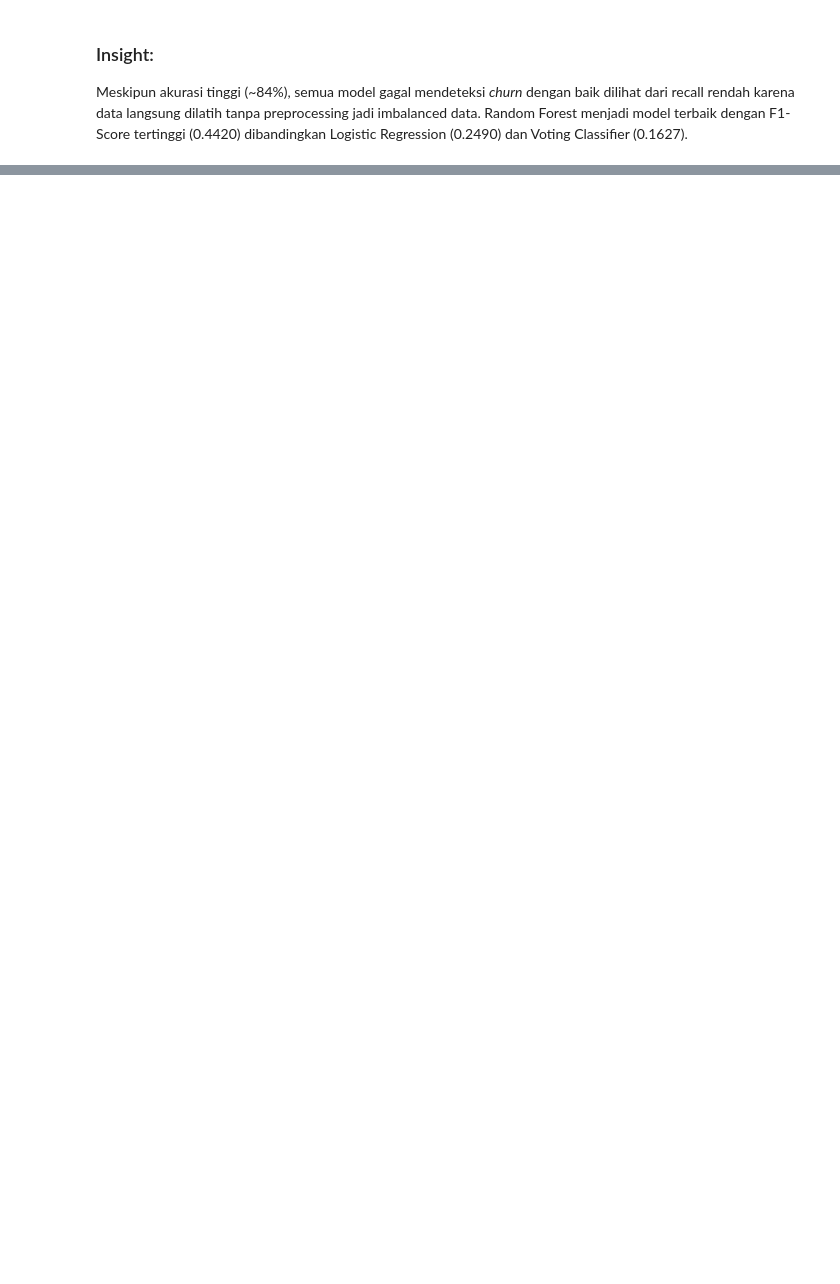
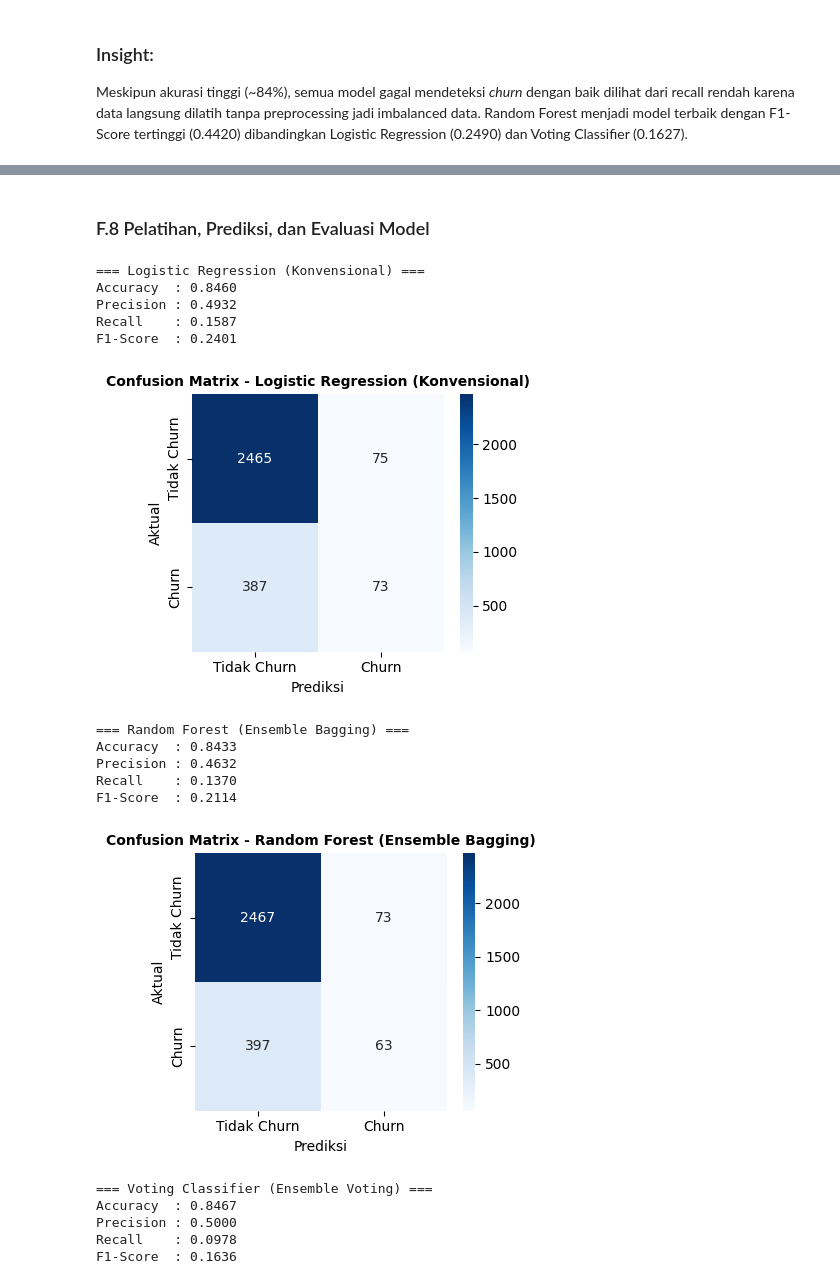
Before and after one commit to justlyznn/UAS_BENGKOD_DS-03, a Jupyter notebook: UAS_A11.2023.15093.ipynb, the cells around one changed output, grey strips where cells are left out. Drawn from its saved outputs; the diff is of its cells as text; code cells hidden in the pictures; blank space fills up the shorter version.

```diff
--- a/UAS_A11.2023.15093.ipynb
+++ b/UAS_A11.2023.15093.ipynb
@@ -321,0 +508,66 @@ Meskipun akurasi tinggi (~84%), semua model gagal mendeteksi *churn* dengan baik
+# %% [markdown]
+### F.8 Pelatihan, Prediksi, dan Evaluasi Model
+# %%
+model_lr_p = LogisticRegression(max_iter=1000, random_state=42)
+model_rf_p = RandomForestClassifier(random_state=42)
+
+model_knn_p = KNeighborsClassifier()
+model_nb_p = GaussianNB()
+model_voting_p = VotingClassifier(
+    estimators=[('lr', model_lr_p), ('knn', model_knn_p), ('nb', model_nb_p)],
+    voting='soft'
+)
+
+models_prep = {
+    'Logistic Regression (Konvensional)': model_lr_p,
+    'Random Forest (Ensemble Bagging)': model_rf_p,
+    'Voting Classifier (Ensemble Voting)': model_voting_p
+}
+
+results_prep = {}
+# %%
+for name, model in models_prep.items():
+    print(f"=== {name} ===")
+    model.fit(X_train_scaled, y_train_p)
+    y_pred = model.predict(X_test_scaled)
+
+    acc = accuracy_score(y_test_p, y_pred)
+    prec = precision_score(y_test_p, y_pred, zero_division=0)
+    rec = recall_score(y_test_p, y_pred, zero_division=0)
+    f1 = f1_score(y_test_p, y_pred, zero_division=0)
+
+    results_prep[name] = {'Accuracy': acc, 'Precision': prec, 'Recall': rec, 'F1-Score': f1}
+
+    print(f"Accuracy  : {acc:.4f}")
+    print(f"Precision : {prec:.4f}")
+    print(f"Recall    : {rec:.4f}")
+    print(f"F1-Score  : {f1:.4f}\n")
+
+    cm = confusion_matrix(y_test_p, y_pred)
+    plt.figure(figsize=(4, 3.5))
+    sns.heatmap(cm, annot=True, fmt='d', cmap='Blues',
+                xticklabels=['Tidak Churn', 'Churn'],
+                yticklabels=['Tidak Churn', 'Churn'])
+    plt.title(f'Confusion Matrix - {name}', fontsize=10, fontweight='bold')
+    plt.xlabel('Prediksi')
+    plt.ylabel('Aktual')
+    plt.tight_layout()
+    plt.show()
+# %% [output]
+=== Logistic Regression (Konvensional) ===
+Accuracy  : 0.8460
+Precision : 0.4932
+Recall    : 0.1587
+F1-Score  : 0.2401
+[figure, added]
+=== Random Forest (Ensemble Bagging) ===
+Accuracy  : 0.8433
+Precision : 0.4632
+Recall    : 0.1370
+F1-Score  : 0.2114
+[figure, added]
+=== Voting Classifier (Ensemble Voting) ===
+Accuracy  : 0.8467
+Precision : 0.5000
+Recall    : 0.0978
+F1-Score  : 0.1636
```
Also changed, not shown: parts of 34 cells of this notebook, 2 other files.
